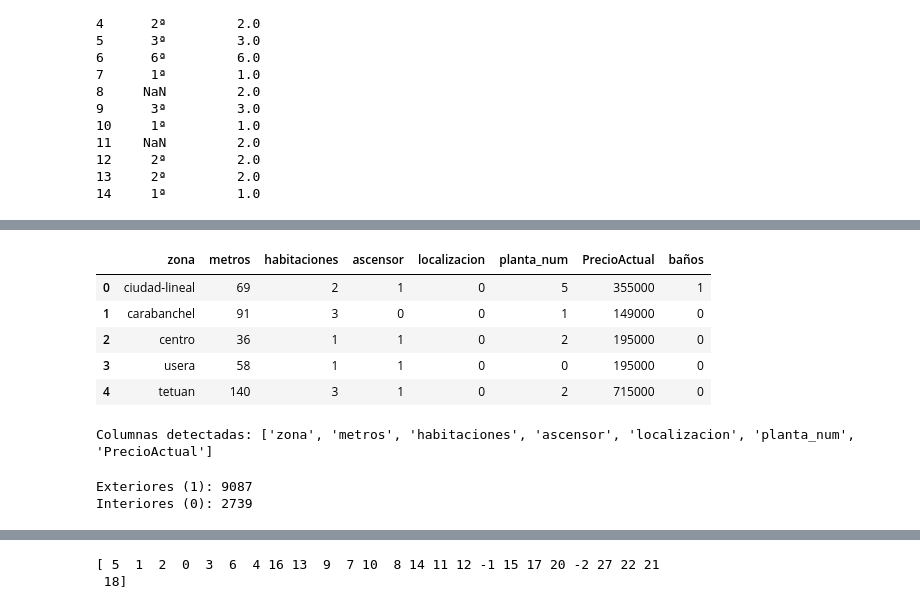
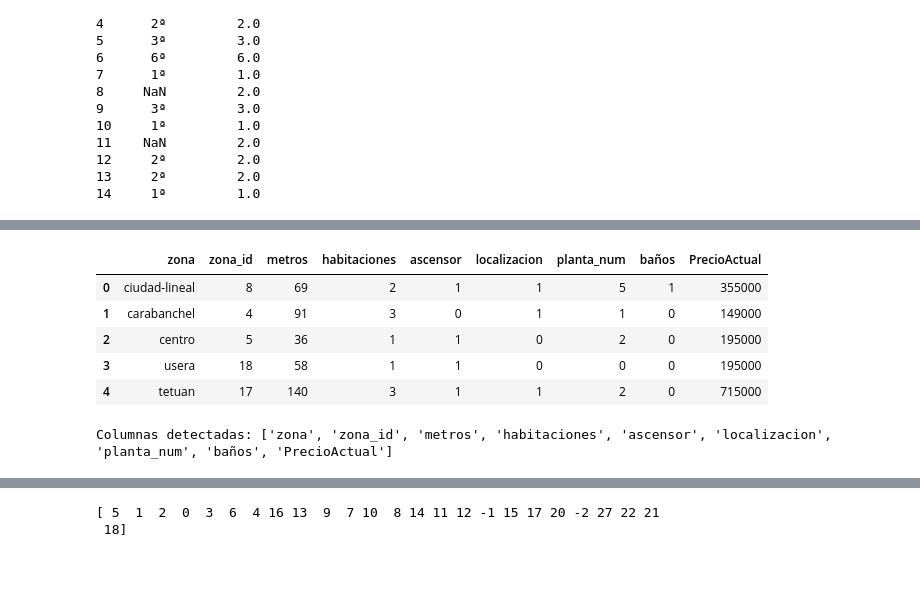
Before and after one commit to Bootcamp-IA-P6/ia-regression-project-team-2, a Jupyter notebook: eda-dataset.ipynb, the cells around one changed output, grey strips where cells are left out. Saved outputs shown, nothing was run; the diff lists cells and outputs as text; code cells hidden in the pictures; blank space fills up the shorter version.

```diff
--- a/eda-dataset.ipynb
+++ b/eda-dataset.ipynb
@@ -191,7 +194,9 @@ KeyError: "['planta'] not in index"
 # %%
 df['habitaciones'] = df['habitaciones'].astype('Int64')
 
-df['localizacion'] = (df['localizacion'] == 'EXTERIOR').astype(int)
+# df['localizacion'] = (df['localizacion'] == 'EXTERIOR').astype(int)
+df['localizacion'] = (df['localizacion'].astype(str).str.upper() == 'EXTERIOR').astype(int)
+df['localizacion'] = df['localizacion'].fillna(0).astype(int)
 
 df['ascensor'] = df['ascensor'].replace({'s': 1, 'n': 0, 'S': 1, 'N': 0}).fillna(0).astype(int)
 
@@ -206,0 +212,9 @@ Interiores (0): 11826
+# %%
+df['zona_id'] = df['zona'].astype('category').cat.codes
+
+df['zona_id'] = df['zona_id'] + 1
+
+display(df[['zona', 'zona_id']].drop_duplicates().head(10))
+
+with pd.option_context('display.max_rows', None):
+    display(df[['zona_id', 'zona']].drop_duplicates().sort_values('zona_id'))
@@ -207,30 +250,27 @@ Interiores (0): 11826
 # %%
-columns_to_use = ["zona", "metros", "habitaciones", "ascensor", "localizacion", "planta_num", "PrecioActual", "baños"]
+columns_to_use = ["zona", "zona_id", "metros", "habitaciones", "ascensor", "localizacion", "planta_num", "baños", "PrecioActual"]
 df = df[columns_to_use]
 
 display(df.head(5))
 # %% [output]
-|  | zona | metros | habitaciones | ascensor | localizacion | planta_num | PrecioActual | baños |
-| 0 | ciudad-lineal | 69 | 2 | 1 | 0 | 5 | 355000 | 1 |
-| 1 | carabanchel | 91 | 3 | 0 | 0 | 1 | 149000 | 0 |
-| 2 | centro | 36 | 1 | 1 | 0 | 2 | 195000 | 0 |
-| 3 | usera | 58 | 1 | 1 | 0 | 0 | 195000 | 0 |
-| 4 | tetuan | 140 | 3 | 1 | 0 | 2 | 715000 | 0 |
+|  | zona | zona_id | metros | habitaciones | ascensor | localizacion | planta_num | baños | PrecioActual |
+| 0 | ciudad-lineal | 8 | 69 | 2 | 1 | 1 | 5 | 1 | 355000 |
+| 1 | carabanchel | 4 | 91 | 3 | 0 | 1 | 1 | 0 | 149000 |
+| 2 | centro | 5 | 36 | 1 | 1 | 0 | 2 | 0 | 195000 |
+| 3 | usera | 18 | 58 | 1 | 1 | 0 | 0 | 0 | 195000 |
+| 4 | tetuan | 17 | 140 | 3 | 1 | 1 | 2 | 0 | 715000 |
 # %%
 df.columns = df.columns.str.strip()
 # %%
 print("Columnas detectadas:", df.columns.tolist())
 # %% [output]
-Columnas detectadas: ['zona', 'metros', 'habitaciones', 'ascensor', 'localizacion', 'planta_num', 'PrecioActual']
+Columnas detectadas: ['zona', 'zona_id', 'metros', 'habitaciones', 'ascensor', 'localizacion', 'planta_num', 'baños', 'PrecioActual']
 # %%
-df['localizacion'] = (df['localizacion'] == 'EXTERIOR').astype(int)
+# df['localizacion'] = (df['localizacion'] == 'EXTERIOR').astype(int)
 
-conteos = df['localizacion'].value_counts()
+# conteos = df['localizacion'].value_counts()
 
-print(f"Exteriores (1): {conteos.get(1, 0)}")
-print(f"Interiores (0): {conteos.get(0, 0)}")
+# print(f"Exteriores (1): {conteos.get(1, 0)}")
+# print(f"Interiores (0): {conteos.get(0, 0)}")
 
-# display(df[df['localizacion'] == 1].head(10))
+# # display(df[df['localizacion'] == 1].head(10))
-# %% [output]
-Exteriores (1): 9087
-Interiores (0): 2739
```
Also changed, not shown: parts of 8 cells of this notebook.
